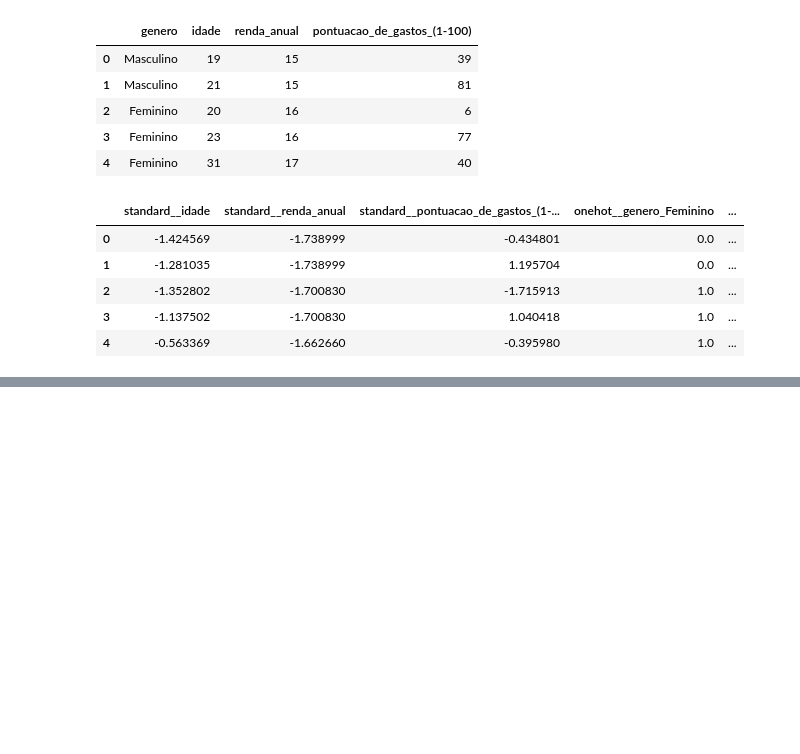
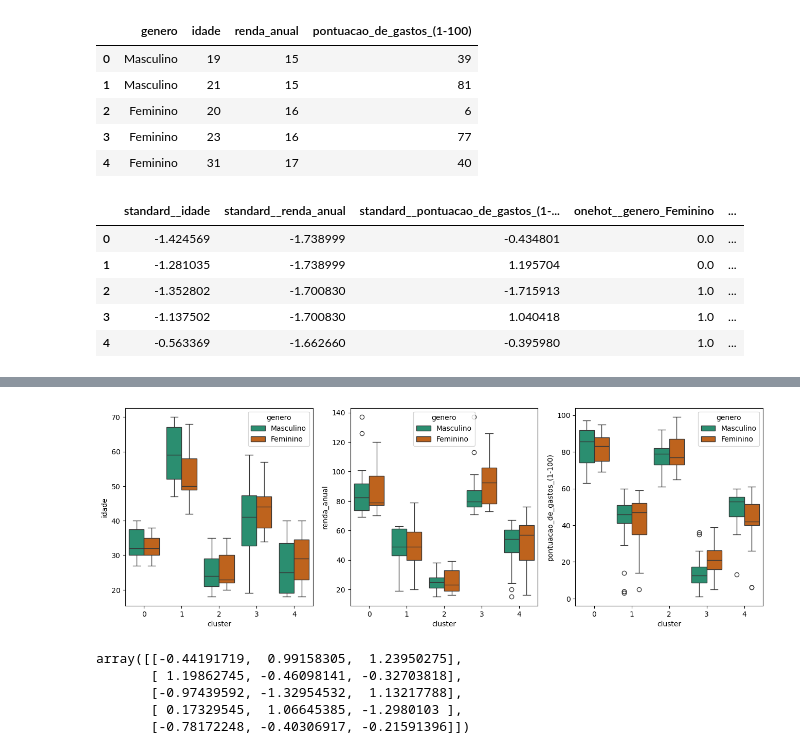
Before and after one commit to Antonio-Manoel/segmentacaoClientes, a Jupyter notebook: notebooks/02 - visualizacao_clusters.ipynb, the cells around one changed output, grey strips where cells are left out. Saved outputs shown, nothing was run; the diff lists cells and outputs as text; code cells hidden in the pictures; blank space fills up the shorter version.

```diff
--- a/notebooks/02 - visualizacao_clusters.ipynb
+++ b/notebooks/02 - visualizacao_clusters.ipynb
@@ -59,0 +99,18 @@ df_preprocessado.to_csv(DADOS_SEM_ID_PREPROCESSADOS, index=False)
+# %%
+fig, axs = plt.subplots(nrows=1, ncols=3, figsize=(16, 5))
+
+for ax, col in zip(axs, df_clusterizado.select_dtypes("number")):
+    sns.boxplot(data=df_clusterizado, x="cluster", y=col, ax=ax, palette="Dark2", hue="genero")
+
+plt.show()
+# %% [output]
+[figure, added]
+# %%
+centroides = pipeline["clusterizacao"].cluster_centers_[:, :-2]
+centroides
+# %% [output]
+array([[-0.44191719,  0.99158305,  1.23950275],
+       [ 1.19862745, -0.46098141, -0.32703818],
+       [-0.97439592, -1.32954532,  1.13217788],
+       [ 0.17329545,  1.06645385, -1.2980103 ],
+       [-0.78172248, -0.40306917, -0.21591396]])
```
Also changed, not shown: parts of 9 cells of this notebook, 1 other file.
